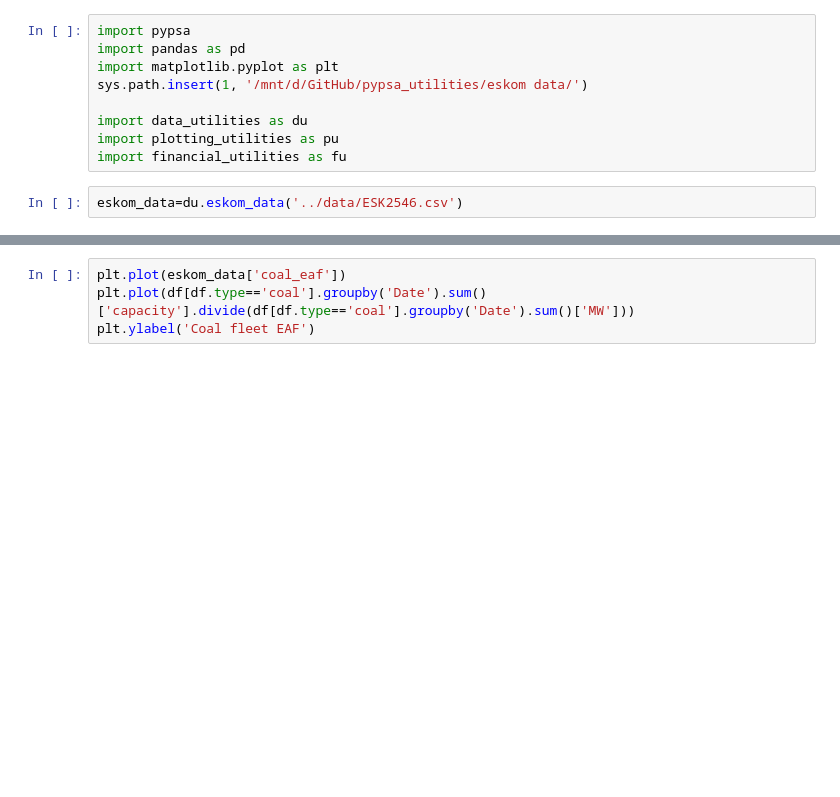
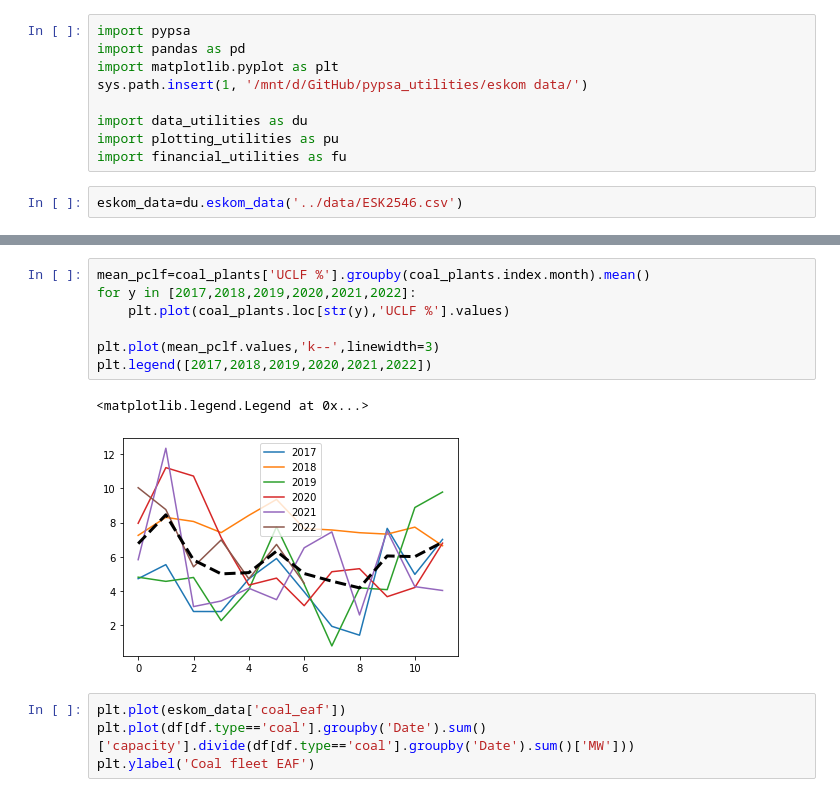
Before and after one commit to PyPSA/pypsa-za, a Jupyter notebook: notebooks/general_playground.ipynb, the cells around one changed output, grey strips where cells are left out. Cells and saved outputs as stored; diff of their text form; blank space fills up the shorter version.

```diff
--- a/notebooks/general_playground.ipynb
+++ b/notebooks/general_playground.ipynb
@@ -24,3 +85,13 @@ df[df.type=='coal'].groupby('Date').sum()['capacity'].divide(df[df.type=='coal']
+# %%
+mean_pclf=coal_plants['UCLF %'].groupby(coal_plants.index.month).mean()
+for y in [2017,2018,2019,2020,2021,2022]:
+    plt.plot(coal_plants.loc[str(y),'UCLF %'].values)
+
+plt.plot(mean_pclf.values,'k--',linewidth=3)
+plt.legend([2017,2018,2019,2020,2021,2022])
+# %% [output]
+<matplotlib.legend.Legend at 0x...>
+[figure, added]
 # %%
 plt.plot(eskom_data['coal_eaf'])
 plt.plot(df[df.type=='coal'].groupby('Date').sum()['capacity'].divide(df[df.type=='coal'].groupby('Date').sum()['MW']))
```
Also changed, not shown: parts of 14 cells of this notebook, 5 other files.
